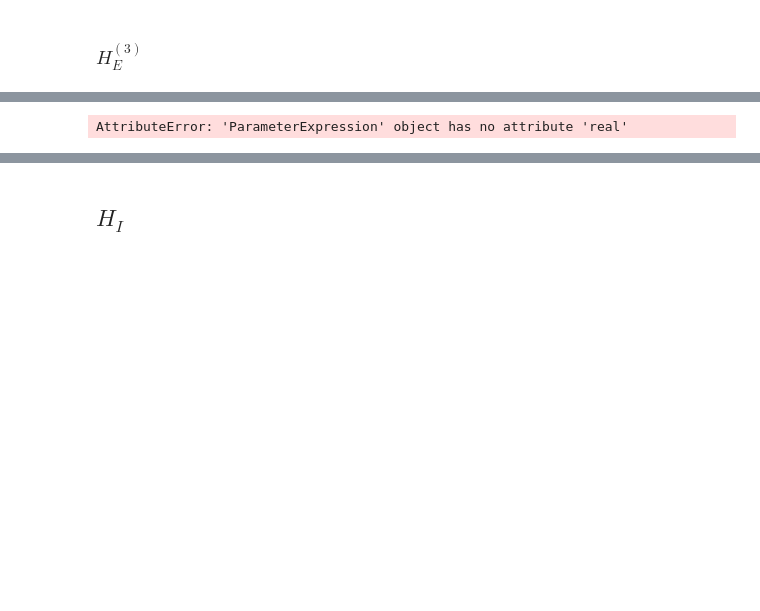
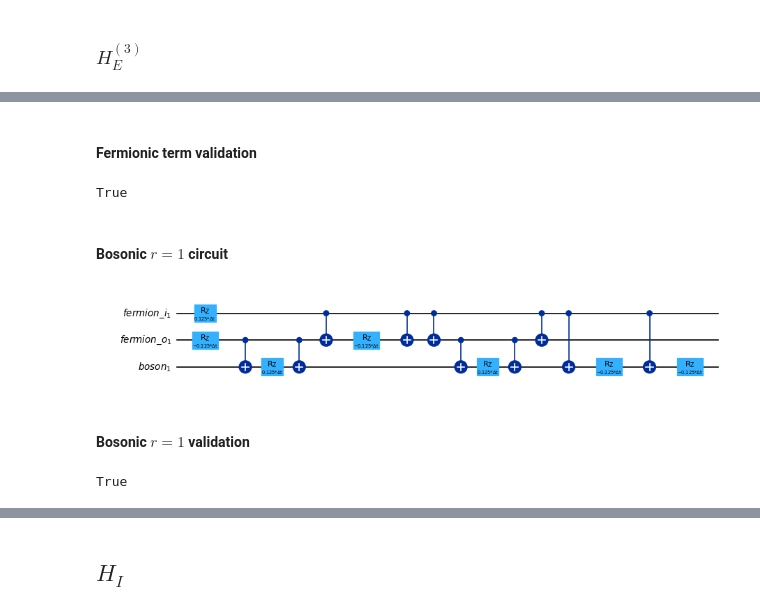
Before and after one commit to yiiyama/lsh-qudit, a Jupyter notebook: full_circuit.ipynb, the cells around one changed output, grey strips where cells are left out. Drawn from its saved outputs; the diff is of its cells as text; code cells hidden in the pictures; blank space fills up the shorter version.

```diff
--- a/full_circuit.ipynb
+++ b/full_circuit.ipynb
@@ -212,27 +194,51 @@ validate_circuit(test_circ, hmat, diagonal=True)
+# %% [markdown]
+#### Fermionic term validation
+# %%
+reduced = remove_idle_wires(ele3_f_circuit.assign_parameters({time_step: dt}), flatten=True)
+nq = len(reduced.qubits)
+
+shape = (2,) * nq
+diag = np.array([0., 0., 0.75, 0.])
+hmat = np.zeros((2 ** nq, 2 ** nq), dtype=np.complex128)
+for iq in range(nq // 2):
+    hmat += op_matrix(np.diagflat(diag), shape, (nq // 2 + iq, iq))
+hmat *= dt
+
+validate_circuit(reduced, hmat, diagonal=True)
+# %% [output]
+True
+# %% [markdown]
+#### Bosonic $r=1$ circuit
 # %%
-# 1/2 * n_l * (1 - n_i) * n_o
+# 1/2 * n_l * n_o * (1 - n_i)
 #  r=1
+op = p1.tensor(p1).tensor(p0).simplify() * 0.5 * time_step
+qubits = [fermion_i[1], fermion_o[1], boson[1]]
+
 path = os.path.join(circuit_repo_path, 'ele3_r1.qpy')
 if os.path.exists(path):
     with open(path, 'rb') as source:
         circ = qpy.load(source)[0]
+    circ.assign_parameters({circ.parameters[0]: time_step}, inplace=True)
 else:
-    # n_i projection is originally p0, but we have x(fermion_i) above so use p1 here
-    op = p1.tensor(p1).tensor(p1) * 0.5 * time_step
-    circ = diag_propagator_circuit(op, backend, [qubit_mapping[x] for x in ['i1', 'o1', 'l1']])
+    circ = diag_propagator_circuit(op, backend, [initial_qubit_mapping[q] for q in qubits])
     with open(path, 'wb') as out:
         qpy.dump(circ, out)
-ele3r1_circuit = ele3_circuit.copy_empty_like()
-ele3r1_circuit.x(fermion_i)
-ele3r1_circuit.compose(circ, qubits=[fermion_i[1], fermion_o[1], boson[1]], inplace=True)
-ele3r1_circuit.x(fermion_i)
-ele3_circuit.compose(ele3r1_circuit, inplace=True)
-# Inefficient implementation:
-# ele3r1_circuit.ccx(fermion_i[1], fermion_o[1], boson[1])
-# ele3r1_circuit.rz(-0.25 * time_step, boson[1])
-# ele3r1_circuit.ccx(fermion_i[1], fermion_o[1], boson[1])
-# ele3r1_circuit.rz(0.25 * time_step, boson[1])
-# ele3r1_circuit.cp(0.25 * time_step, fermion_i[1], fermion_o[1])
-remove_idle_wires(ele3r1_circuit, inplace=False).draw('mpl', scale=0.6)
+
+ele3_r1_circuit = ele3_circuit.copy_empty_like()
+ele3_r1_circuit.compose(circ, qubits=qubits, inplace=True)
+ele3_circuit.compose(ele3_r1_circuit, inplace=True)
+
+remove_idle_wires(ele3_r1_circuit).draw('mpl', scale=0.6)
 # %% [output]
-AttributeError: 'ParameterExpression' object has no attribute 'real'
+[figure, added]
+# %% [markdown]
+#### Bosonic $r=1$ validation
+# %%
+test_circ = remove_idle_wires(ele3_r1_circuit.assign_parameters({time_step: dt}), flatten=True)
+
+hmat = op.assign_parameters({time_step: dt}).to_matrix()
+
+validate_circuit(test_circ, hmat, diagonal=True)
+# %% [output]
+True
```
Also changed, not shown: parts of 69 cells of this notebook.
